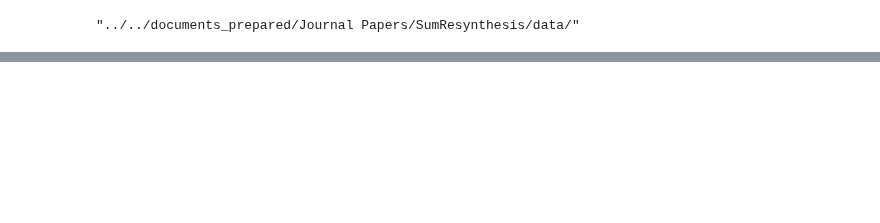
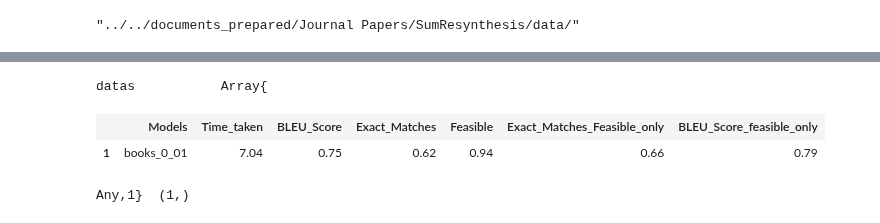
Before and after one commit to oxinabox/phd, a Jupyter notebook: prototypes/SumOfWordEmbeddings/ResAna.ipynb, the cells around one changed output, grey strips where cells are left out. Cells and saved outputs as stored; diff of their text form; code cells hidden in the pictures; blank space fills up the shorter version.

```diff
--- a/prototypes/SumOfWordEmbeddings/ResAna.ipynb
+++ b/prototypes/SumOfWordEmbeddings/ResAna.ipynb
@@ -346,25 +281,30 @@ end
 # %%
 function get_ordering_res(;datas...)
     @pz datas
     ordering_res = DataFrame(Models=map(kw->kw[1],datas))
 
     methods = [
         (:Time_taken, data -> mean(map(r->r.time , data|> attempted_only))),
         (:BLEU_Score, data ->     mean(map(bleu_score,  data|> attempted_only))),
         (:Exact_Matches, data ->  mean(map(exact_match, data|> attempted_only))),
         (:Feasible, data ->     mean(map(r->r.status==:Optimal, data|> attempted_only))),
         (:Exact_Matches_Feasible_only, data ->  mean(map(exact_match, data|> attempted_only |>feasible_only))),
         (:BLEU_Score_feasible_only, data ->     mean(map(bleu_score,  data|> attempted_only |>feasible_only) )),
     ]
 
     for (method, fn) in methods
         ordering_res[method]=[fn(data) for (model, data) in datas]
     end
     ordering_res
 end
 
-ordering_res = get_ordering_res(books_0_001=books_0_001, books_0_001_oracle=books_0_001_oracle)
+ordering_res = get_ordering_res(books_0_01=books_0_01)#(books_0_001=books_0_001, books_0_001_oracle=books_0_001_oracle)
 round_tbl(ordering_res)
+# %% [output]
+datas           Array{
+|  | Models | Time_taken | BLEU_Score | Exact_Matches | Feasible | Exact_Matches_Feasible_only | BLEU_Score_feasible_only |
+| 1 | books_0_01 | 7.04 | 0.75 | 0.62 | 0.94 | 0.66 | 0.79 |
+Any,1}  (1,)
 # %%
 function mean_by_length{T<:OrderRecord}(rater::Function, data::Vector{T})
     groups = groupby_value(r->length(r.reference), data)
```
Also changed, not shown: parts of 26 cells of this notebook, 1 other file.
